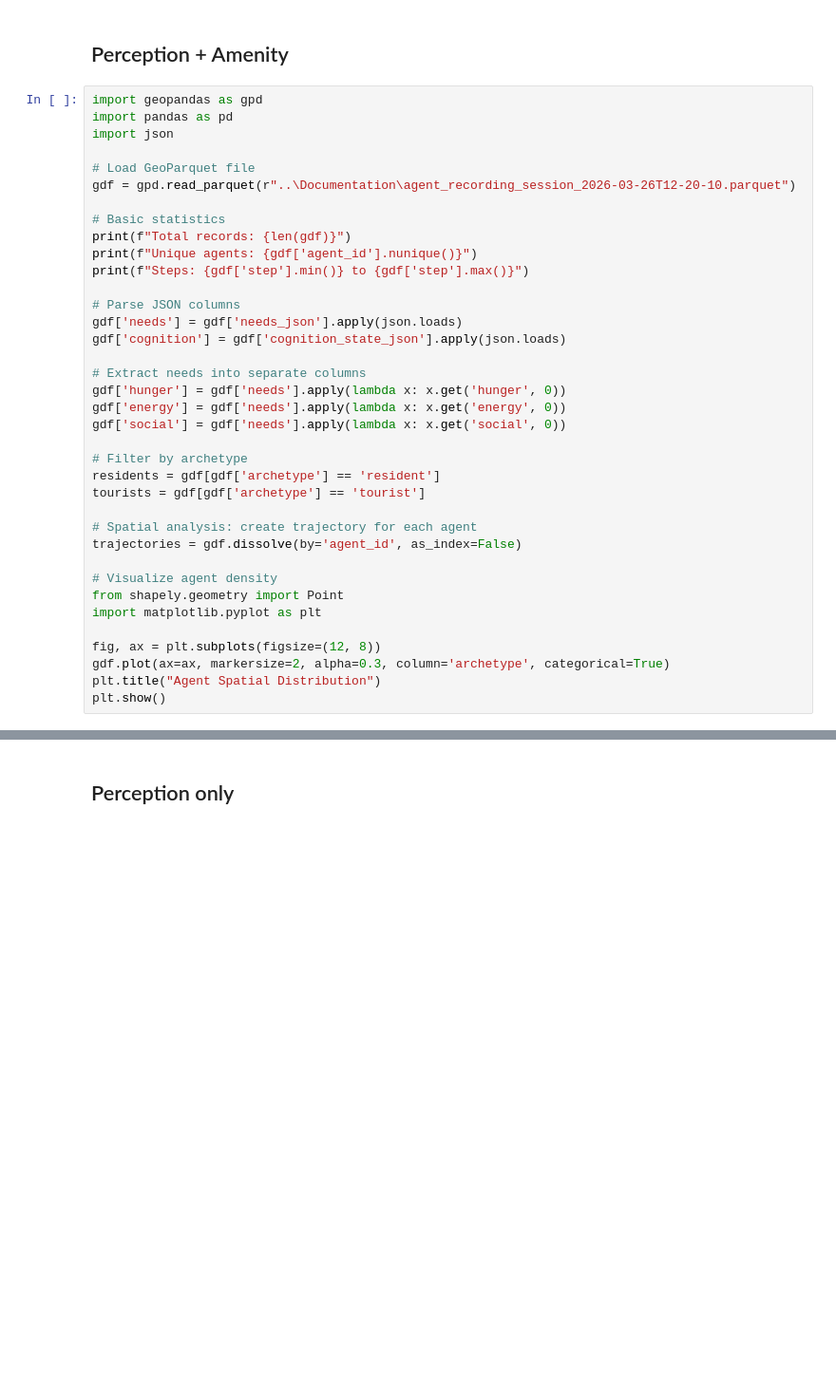
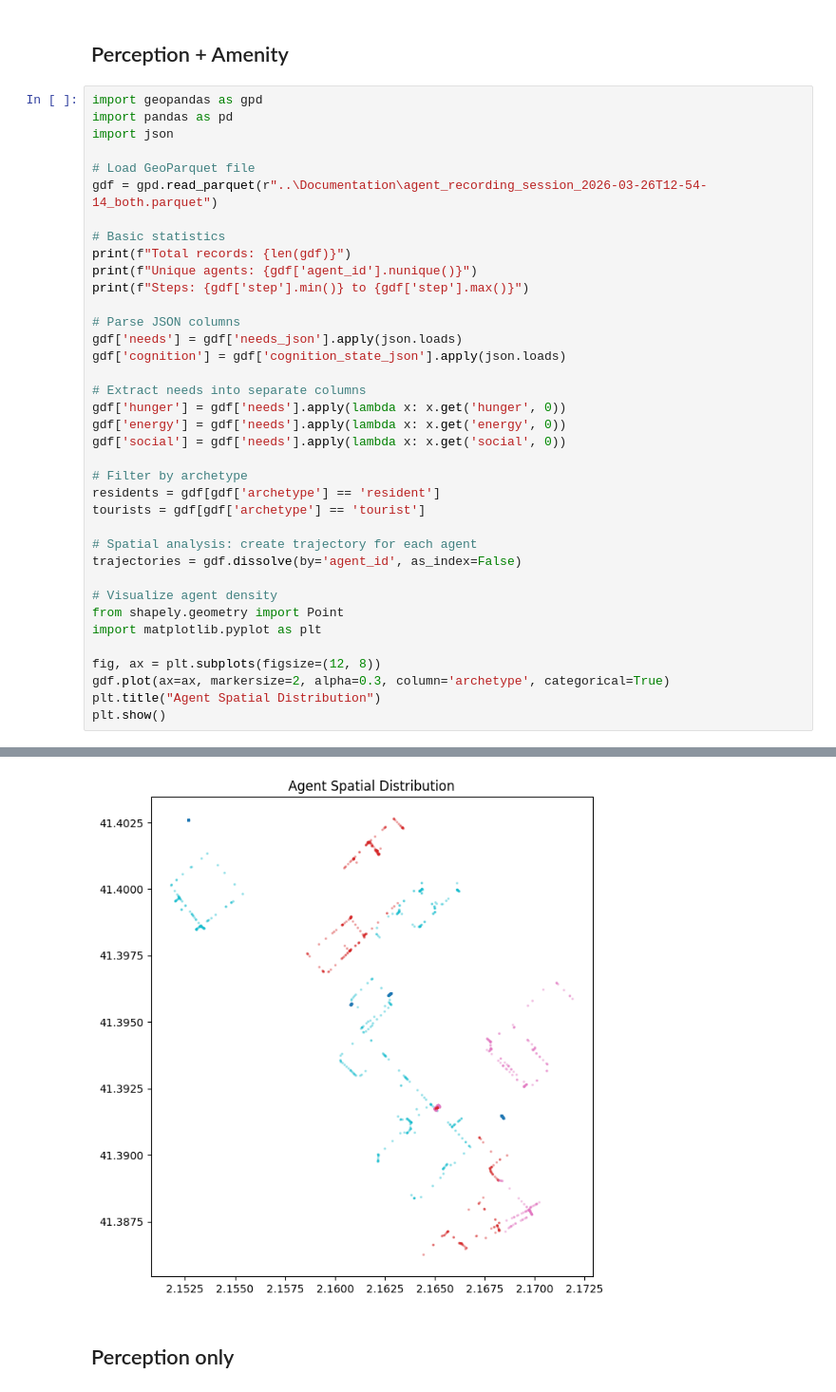
Before and after one commit to sahilyousafp/LLM-based-UrbanABM, a Jupyter notebook: scripts/analyse movement.ipynb, the cells around one changed output, grey strips where cells are left out. Shown at 95% size. Cells and saved outputs as stored; diff of their text form; blank space fills up the shorter version.

```diff
--- a/scripts/analyse movement.ipynb
+++ b/scripts/analyse movement.ipynb
@@ -6,7 +6,7 @@ import pandas as pd
 import json
 
 # Load GeoParquet file
-gdf = gpd.read_parquet(r"..\Documentation\agent_recording_session_2026-03-26T12-20-10.parquet")
+gdf = gpd.read_parquet(r"..\Documentation\agent_recording_session_2026-03-26T12-54-14_both.parquet")
 
 # Basic statistics
 print(f"Total records: {len(gdf)}")
@@ -37,3 +37,4 @@ fig, ax = plt.subplots(figsize=(12, 8))
 gdf.plot(ax=ax, markersize=2, alpha=0.3, column='archetype', categorical=True)
 plt.title("Agent Spatial Distribution")
 plt.show()
+# %% [output]
@@ -40,3 +44,4 @@ plt.show()
+[figure, added]
 # %% [markdown]
 ## Perception only
 # %%
```
Also changed, not shown: parts of 3 cells of this notebook, 25 other files.
